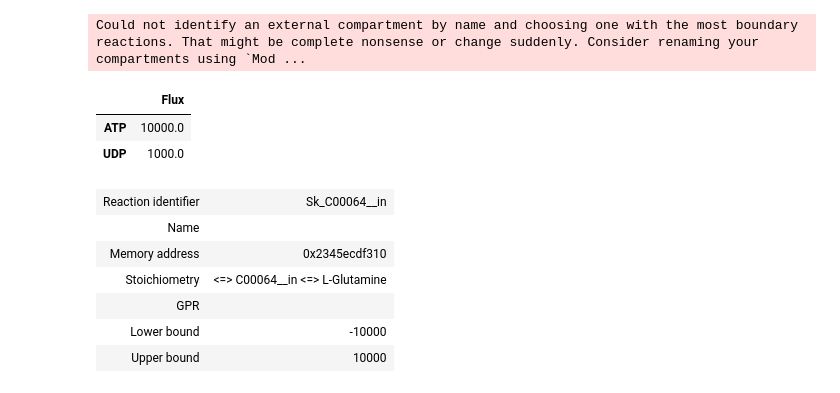
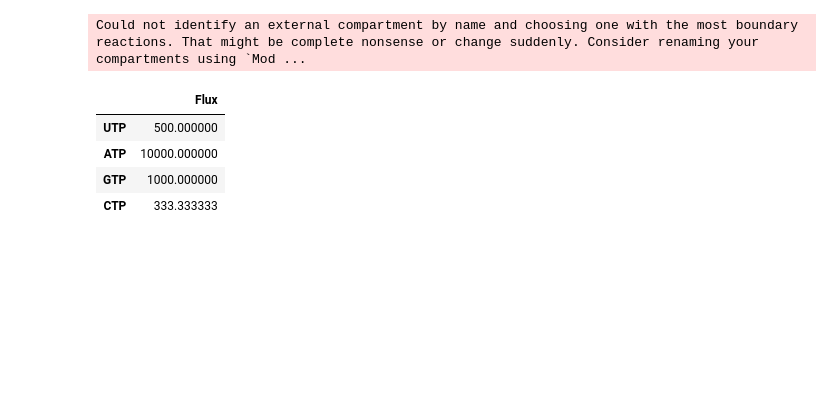
Before and after one commit to Apolinario8/UC_projeto, a Jupyter notebook: scripts/pathway_fluxes.ipynb, the cells around one changed output. Cells and saved outputs as stored; diff of their text form; code cells hidden in the pictures; blank space fills up the shorter version.

Commit message:
pre-lipids
saving before adding lipids to the model

```diff
--- a/scripts/pathway_fluxes.ipynb
+++ b/scripts/pathway_fluxes.ipynb
@@ -31,17 +40,9 @@ model.revert_reaction("R01993__in") #   quero que aparecam os reagentes
 # %%
-model.test_reaction("R00156__in")
+model.test_reaction("e_RNA__in")
 # %% [output]
 Could not identify an external compartment by name and choosing one with the most boundary reactions. That might be complete nonsense or change suddenly. Consider renaming your compartments using `Mod ...
 |  | Flux |
-| ATP | 10000.0 |
-| UDP | 1000.0 |
+| UTP | 500.000000 |
+| ATP | 10000.000000 |
+| GTP | 1000.000000 |
+| CTP | 333.333333 |
-# %%
-model.create_sink("C00064__in")
-# %% [output]
-| Reaction identifier | Sk_C00064__in |
-| Name |  |
-| Memory address | 0x2345ecdf310 |
-| Stoichiometry | <=> C00064__in <=> L-Glutamine |
-| GPR |  |
-| Lower bound | -10000 |
-| Upper bound | 10000 |
```
Also changed, not shown: parts of 33 cells of this notebook, 33 other files.
